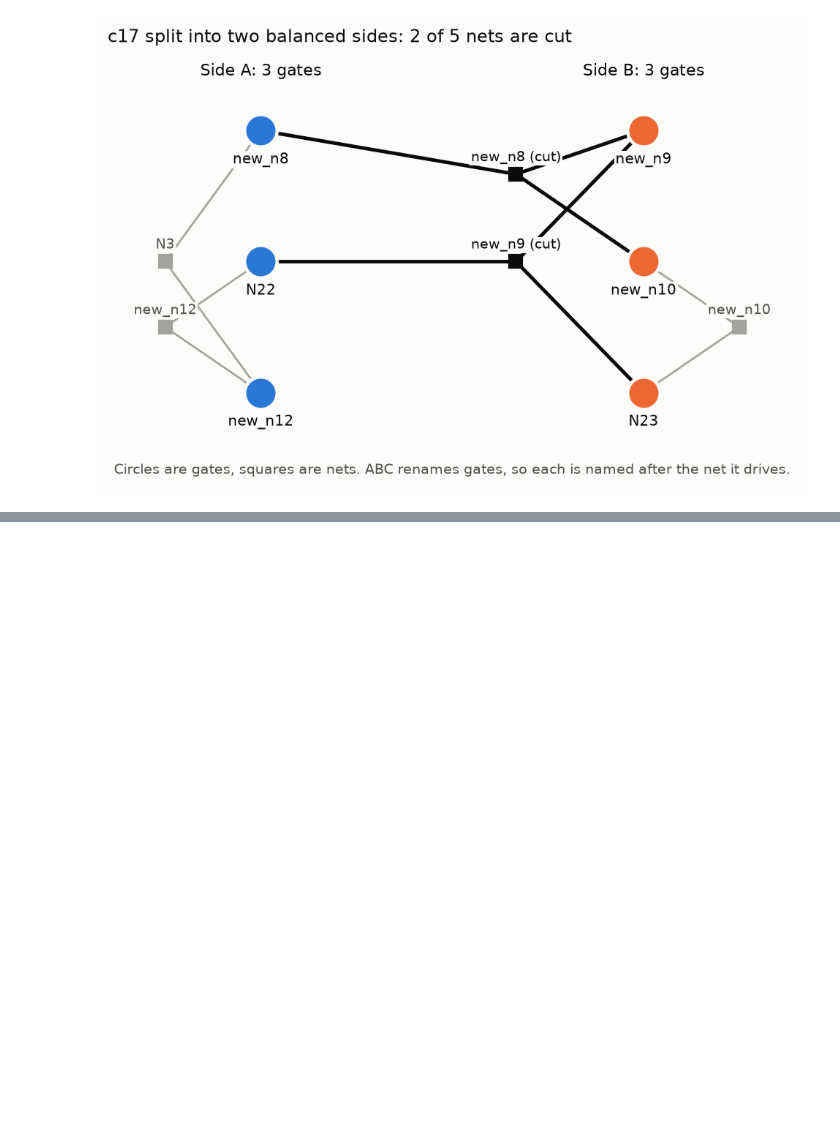
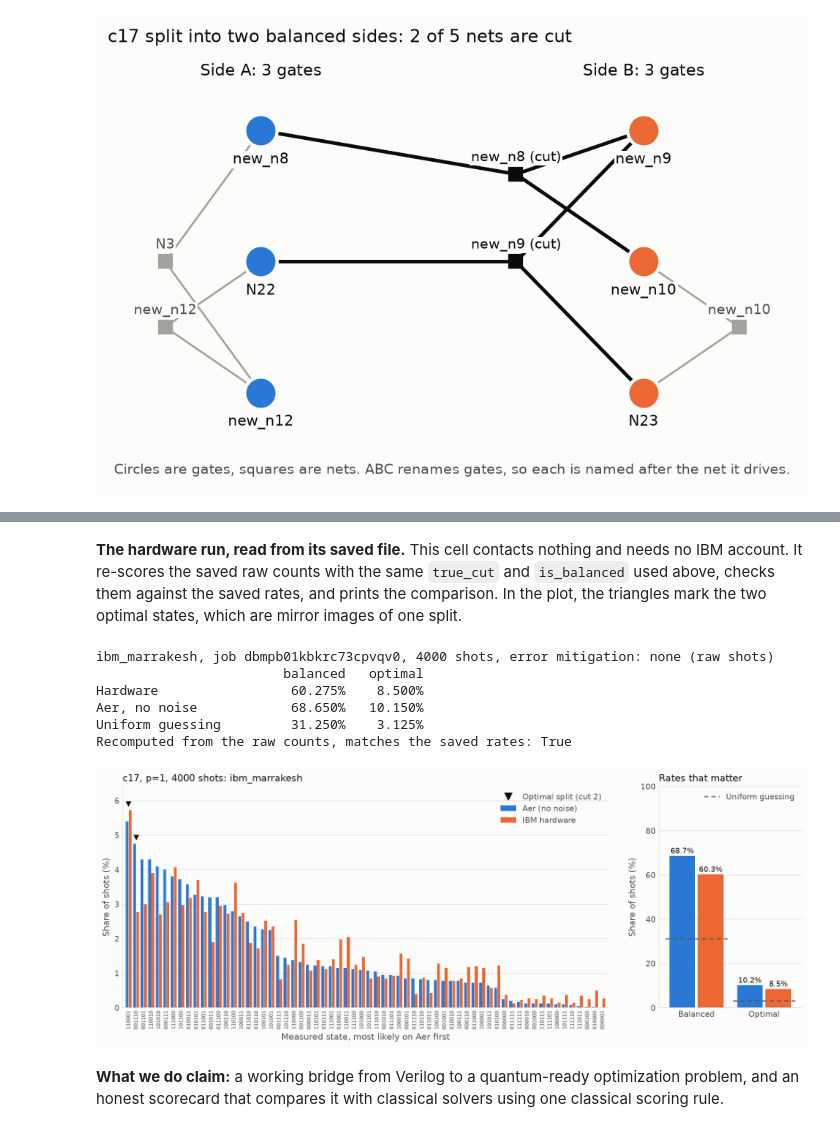
Before and after one commit to DevArshSingh/Project-Q, a Jupyter notebook: notebooks/project_q_executed.ipynb, the cells around one changed output, grey strips where cells are left out. Saved outputs shown, nothing was run; the diff lists cells and outputs as text; code cells hidden in the pictures; blank space fills up the shorter version.

```diff
--- a/notebooks/project_q_executed.ipynb
+++ b/notebooks/project_q_executed.ipynb
@@ -595,0 +597,44 @@ display(Image(filename=str(ROOT / "plots" / "partition_c17.png")))
+# %% [markdown]
+**The hardware run, read from its saved file.** This cell contacts nothing and needs no IBM account. It re-scores the saved raw counts with the same `true_cut` and `is_balanced` used above, checks them against the saved rates, and prints the comparison. In the plot, the triangles mark the two optimal states, which are mirror images of one split.
+# %%
+import json
+
+run = json.loads((ROOT / "results" / "hardware_c17.json").read_text(encoding="utf-8"))
+assert run["kind"] == "hardware"
+assert list(hg.nodes) == run["qubit_order"]  # each bit of a shot means the same gate here as on the chip
+
+
+def shot_rates(counts):
+    """Share of shots that are balanced, and share that are an optimal split. No QUBO energy involved."""
+    balanced = optimal = 0
+    for key, n in counts.items():
+        bits = [int(c) for c in reversed(key)]  # Qiskit prints qubit 0 as the rightmost character
+        if is_balanced(hg, bits):
+            balanced += n
+            if true_cut(hg, bits) == run["proven_best_cut"]:
+                optimal += n
+    shots = sum(counts.values())
+    return balanced / shots, optimal / shots
+
+
+chip, aer = shot_rates(run["counts"]), shot_rates(run["aer_counts"])
+guess = run["uniform_guessing"]["feasible_rate"], run["uniform_guessing"]["optimal_split_probability"]
+saved = (run["measured"]["feasible_rate"], run["measured"]["optimal_split_probability"],
+         run["aer"]["feasible_rate"], run["aer"]["optimal_split_probability"])
+
+print(f"{run['backend']}, job {run['job_id']}, {run['shots']} shots, error mitigation: {run['error_mitigation']}")
+print(f"{'':<22}{'balanced':>10}{'optimal':>10}")
+for name, (bal, opt) in (("Hardware", chip), ("Aer, no noise", aer), ("Uniform guessing", guess)):
+    print(f"{name:<22}{bal:>10.3%}{opt:>10.3%}")
+print("Recomputed from the raw counts, matches the saved rates:", chip + aer == saved)
+display(Image(filename=str(ROOT / "plots" / "hardware_vs_aer.png")))
+# %% [output]
+ibm_marrakesh, job dbmpb01kbkrc73cpvqv0, 4000 shots, error mitigation: none (raw shots)
+                        balanced   optimal
+Hardware                 60.275%    8.500%
+Aer, no noise            68.650%   10.150%
+Uniform guessing         31.250%    3.125%
+Recomputed from the raw counts, matches the saved rates: True
+[figure, added]
+# %% [markdown]
+**What we do claim:** a working bridge from Verilog to a quantum-ready optimization problem, and an honest scorecard that compares it with classical solvers using one classical scoring rule.
```
Also changed, not shown: parts of 1 cell of this notebook, 12 other files.
